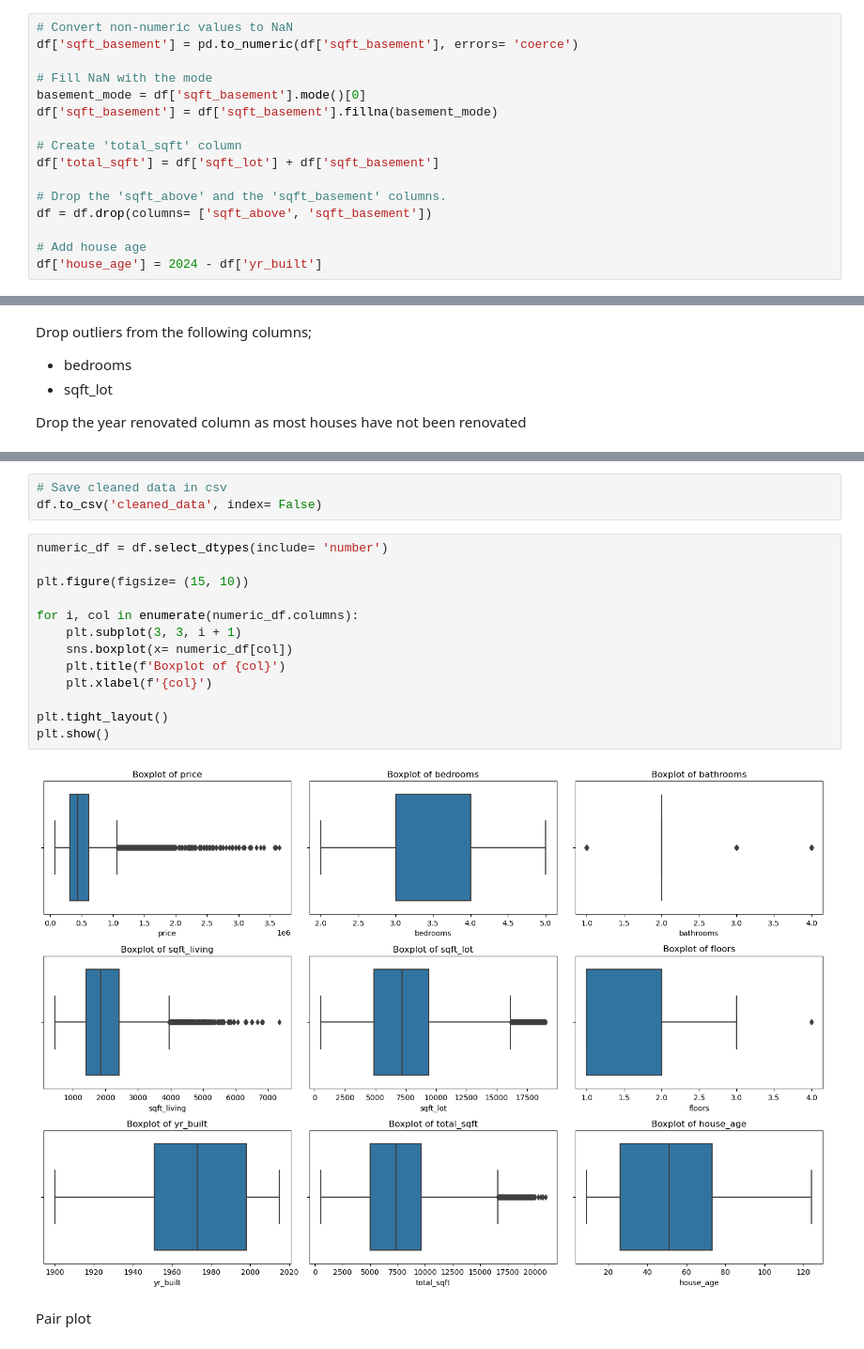
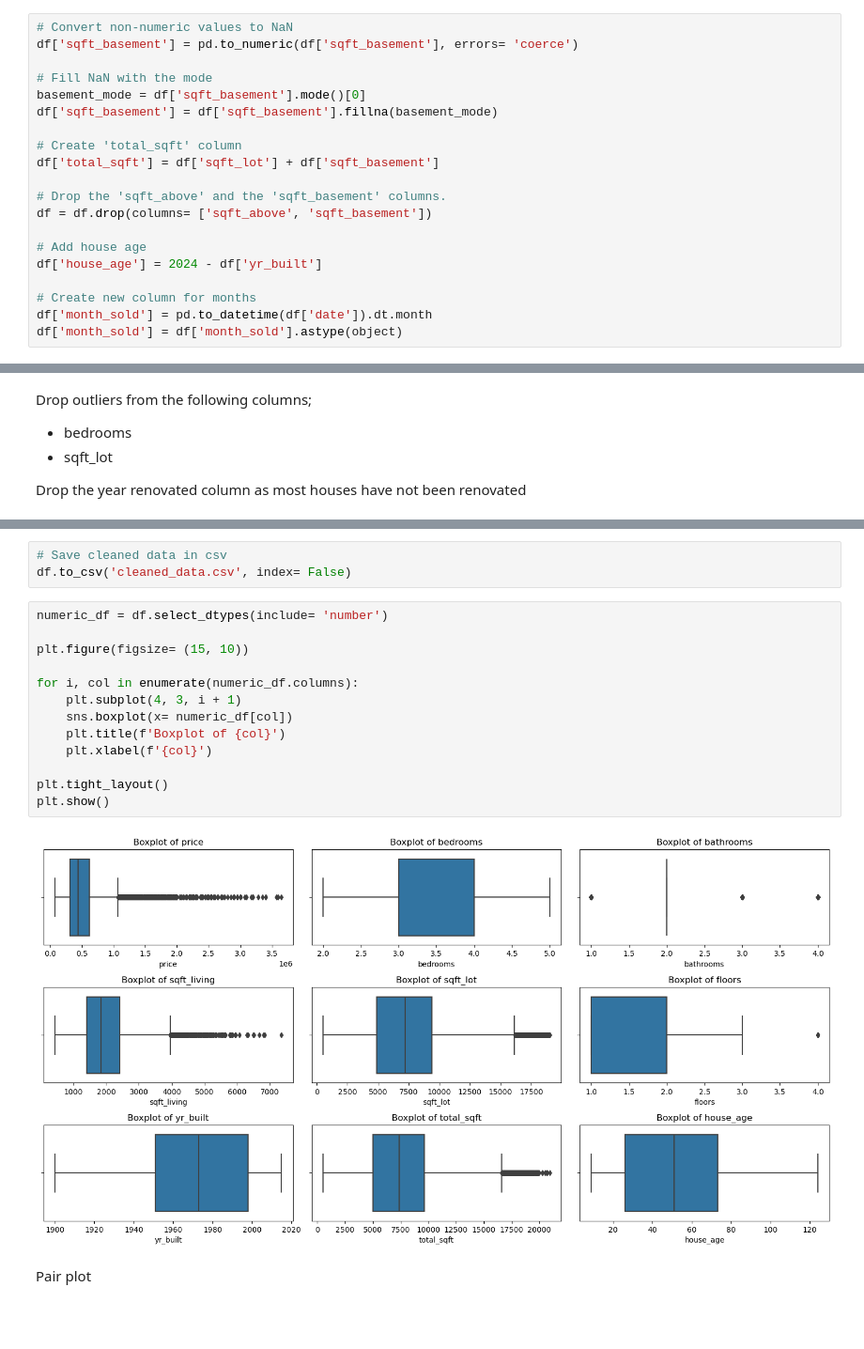
Before and after one commit to AwuorJ/Multiple_Regression_Analysis_of_King_Countys_Real_Estate_Market, a Jupyter notebook: workbook.ipynb, the cells around one changed output, grey strips where cells are left out. Shown at 94% size. Cells and saved outputs as stored; diff of their text form; blank space fills up the shorter version.

```diff
--- a/workbook.ipynb
+++ b/workbook.ipynb
@@ -288,6 +290,10 @@ df = df.drop(columns= ['sqft_above', 'sqft_basement'])
 
 # Add house age
 df['house_age'] = 2024 - df['yr_built']
+
+# Create new column for months
+df['month_sold'] = pd.to_datetime(df['date']).dt.month
+df['month_sold'] = df['month_sold'].astype(object)
 # %% [markdown]
 Drop the following columns because they have little relevance to this analysis
 
@@ -430,21 +436,21 @@ df.shape
 # %%
 # Save cleaned data in csv
-df.to_csv('cleaned_data', index= False)
+df.to_csv('cleaned_data.csv', index= False)
 # %%
 numeric_df = df.select_dtypes(include= 'number')
 
 plt.figure(figsize= (15, 10))
 
 for i, col in enumerate(numeric_df.columns):
-    plt.subplot(3, 3, i + 1)
+    plt.subplot(4, 3, i + 1)
     sns.boxplot(x= numeric_df[col])
     plt.title(f'Boxplot of {col}')
     plt.xlabel(f'{col}')
 
 plt.tight_layout()
 plt.show()
 # %% [output]
-[figure, old version]
+[figure, new version]
 # %% [markdown]
 Pair plot
 # %%
```
Also changed, not shown: parts of 23 cells of this notebook.
